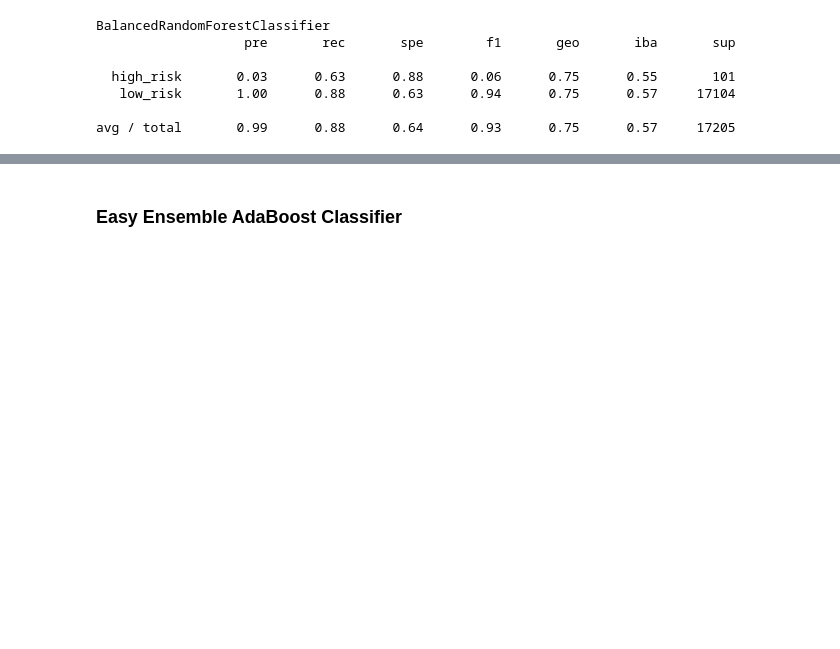
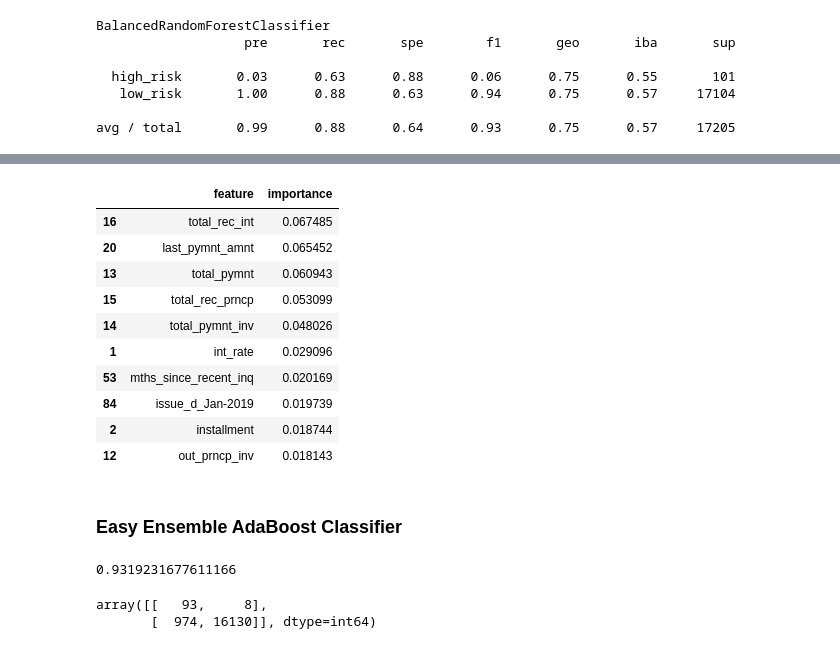
Before and after one commit to jhonpire/Credit_Risk_Analysis, a Jupyter notebook: credit_risk_ensemble_JP.ipynb, the cells around one changed output, grey strips where cells are left out. Saved outputs shown, nothing was run; the diff lists cells and outputs as text; code cells hidden in the pictures; blank space fills up the shorter version.

```diff
--- a/credit_risk_ensemble_JP.ipynb
+++ b/credit_risk_ensemble_JP.ipynb
@@ -266,2 +289,17 @@ avg / total       0.99      0.88      0.64      0.93      0.75      0.57     172
+# %%
+#sort in descending order
+important_features_df.sort_values('importance', ascending=False).head(10)
+# %% [output]
+|  | feature | importance |
+| 16 | total_rec_int | 0.067485 |
+| 20 | last_pymnt_amnt | 0.065452 |
+| 13 | total_pymnt | 0.060943 |
+| 15 | total_rec_prncp | 0.053099 |
+| 14 | total_pymnt_inv | 0.048026 |
+| 1 | int_rate | 0.029096 |
+| 53 | mths_since_recent_inq | 0.020169 |
+| 84 | issue_d_Jan-2019 | 0.019739 |
+| 2 | installment | 0.018744 |
+| 12 | out_prncp_inv | 0.018143 |
 # %% [markdown]
 ### Easy Ensemble AdaBoost Classifier
@@ -271,6 +317,11 @@ avg / total       0.99      0.88      0.64      0.93      0.75      0.57     172
 # %%
 # Calculated the balanced accuracy score
-# YOUR CODE HERE
+balanced_accuracy_score(y_test, y_pred)
+# %% [output]
+0.9319231677611166
 # %%
 # Display the confusion matrix
-# YOUR CODE HERE
+confusion_matrix(y_test, y_pred)
+# %% [output]
+array([[   93,     8],
+       [  974, 16130]], dtype=int64)
```
Also changed, not shown: parts of 6 cells of this notebook, 3 other files.
